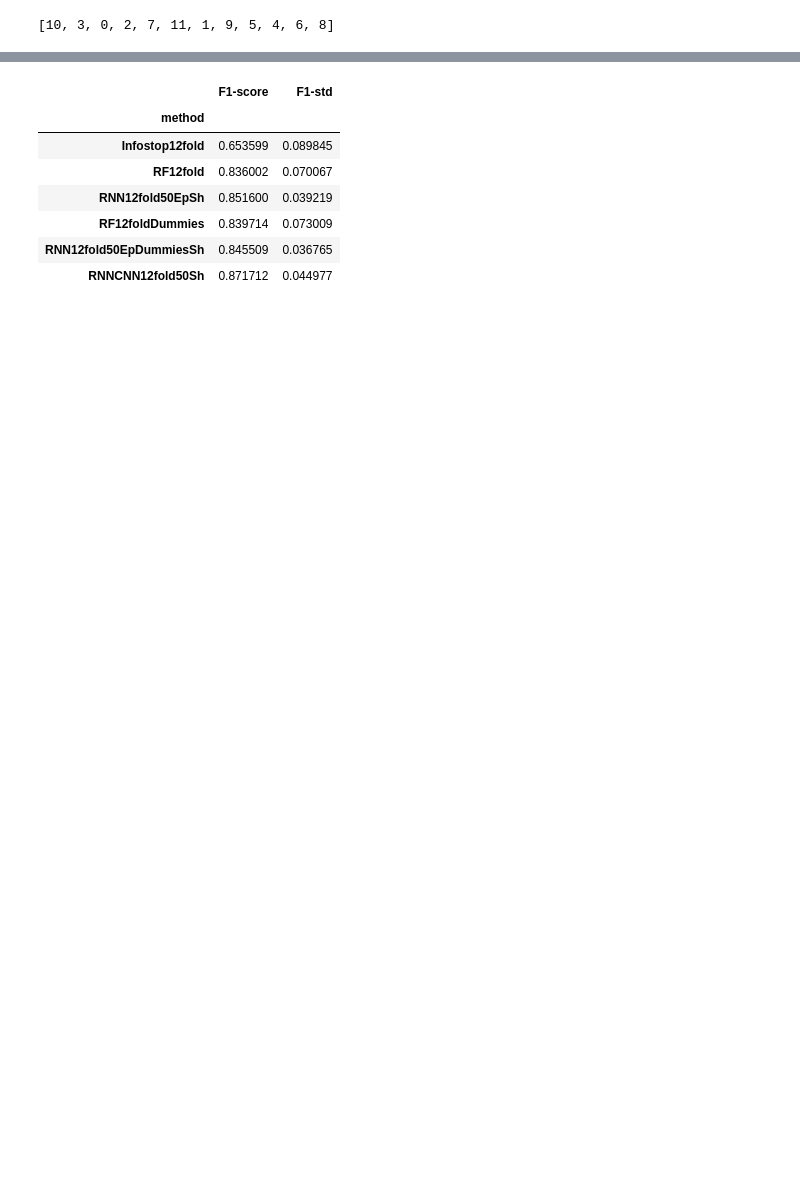
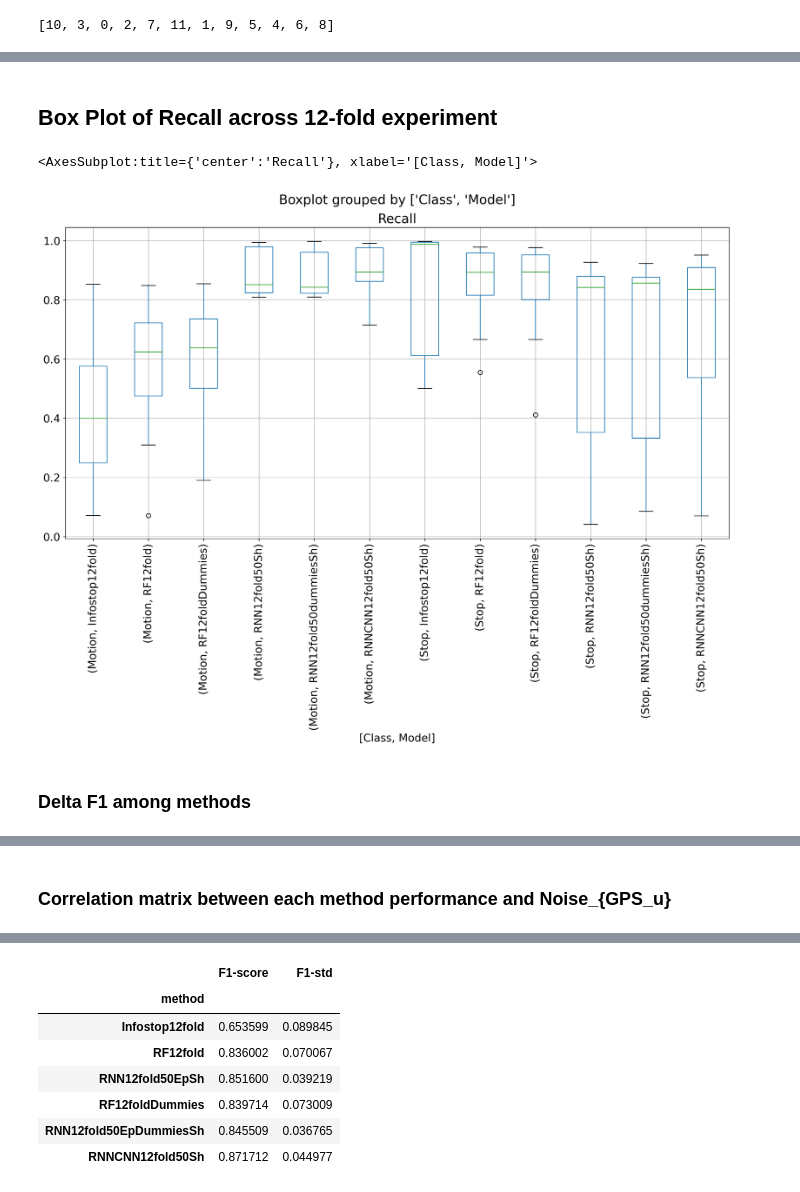
Before and after one commit to niklascp/dtu-deep-learning-project, a Jupyter notebook: ResultsPlots.ipynb, the cells around one changed output, grey strips where cells are left out. Drawn from its saved outputs; the diff is of its cells as text; code cells hidden in the pictures; blank space fills up the shorter version.

```diff
--- a/ResultsPlots.ipynb
+++ b/ResultsPlots.ipynb
@@ -72,3 +108,12 @@ df2.boxplot(column=list(df2.columns)[:-3], rot=45, fontsize=15)
+# %% [markdown]
+## Box Plot of Recall across 12-fold experiment
+# %%
+df3.boxplot(column=['Recall'], by=['Class', 'Model'], rot=90, fontsize=15)
+# %% [output]
+<AxesSubplot:title={'center':'Recall'}, xlabel='[Class, Model]'>
+[figure, added]
+# %% [markdown]
+### Delta F1 among methods
 # %%
 df2['deltaF1-'+df2.columns[0]] = df2['RNNCNN12fold50Sh']-df2[df2.columns[0]]
 df2['deltaF1-'+df2.columns[1]] = df2['RNNCNN12fold50Sh']-df2[df2.columns[1]]
@@ -102,0 +140,2 @@ df2
+# %% [markdown]
+### Correlation matrix between each method performance and Noise_{GPS_u}
```
Also changed, not shown: parts of 30 cells of this notebook.
